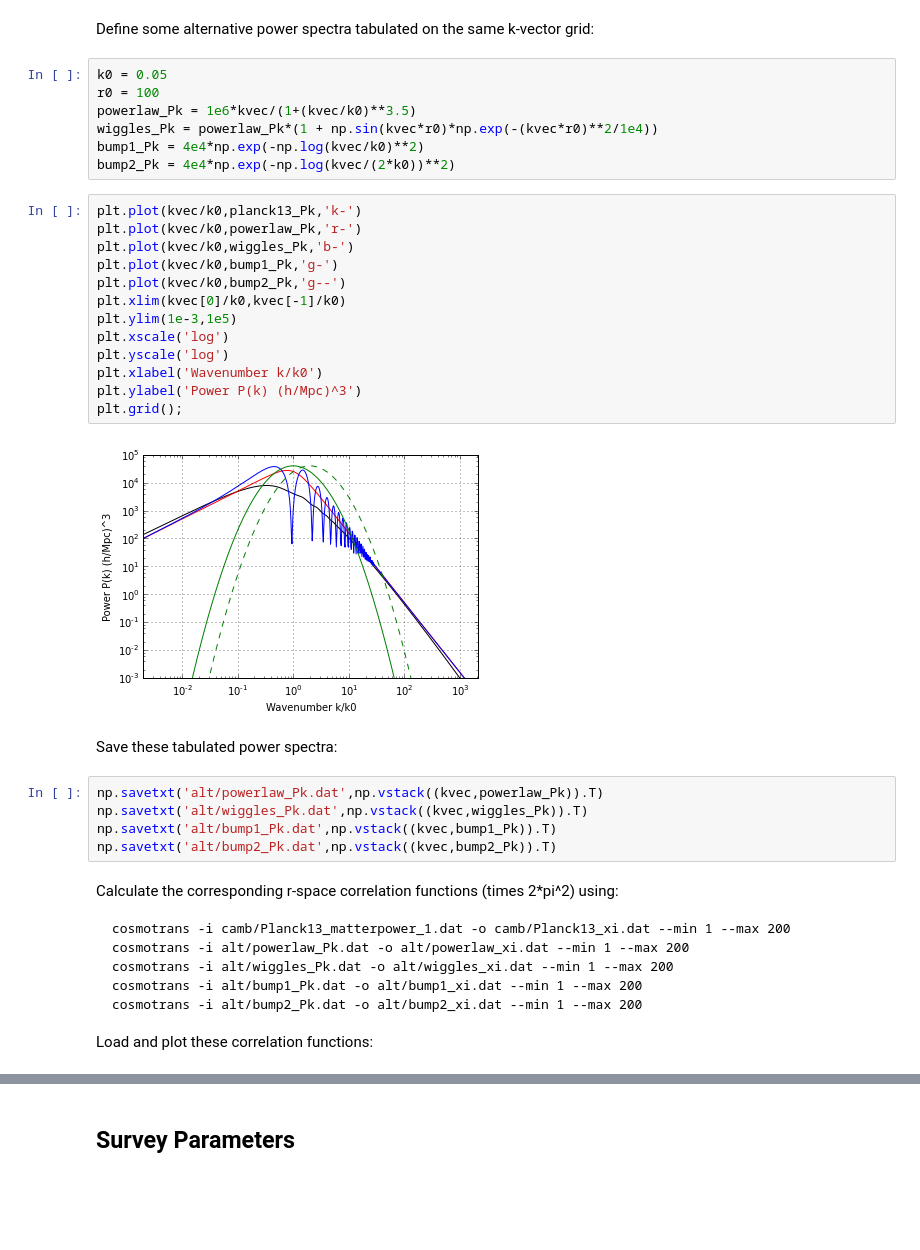
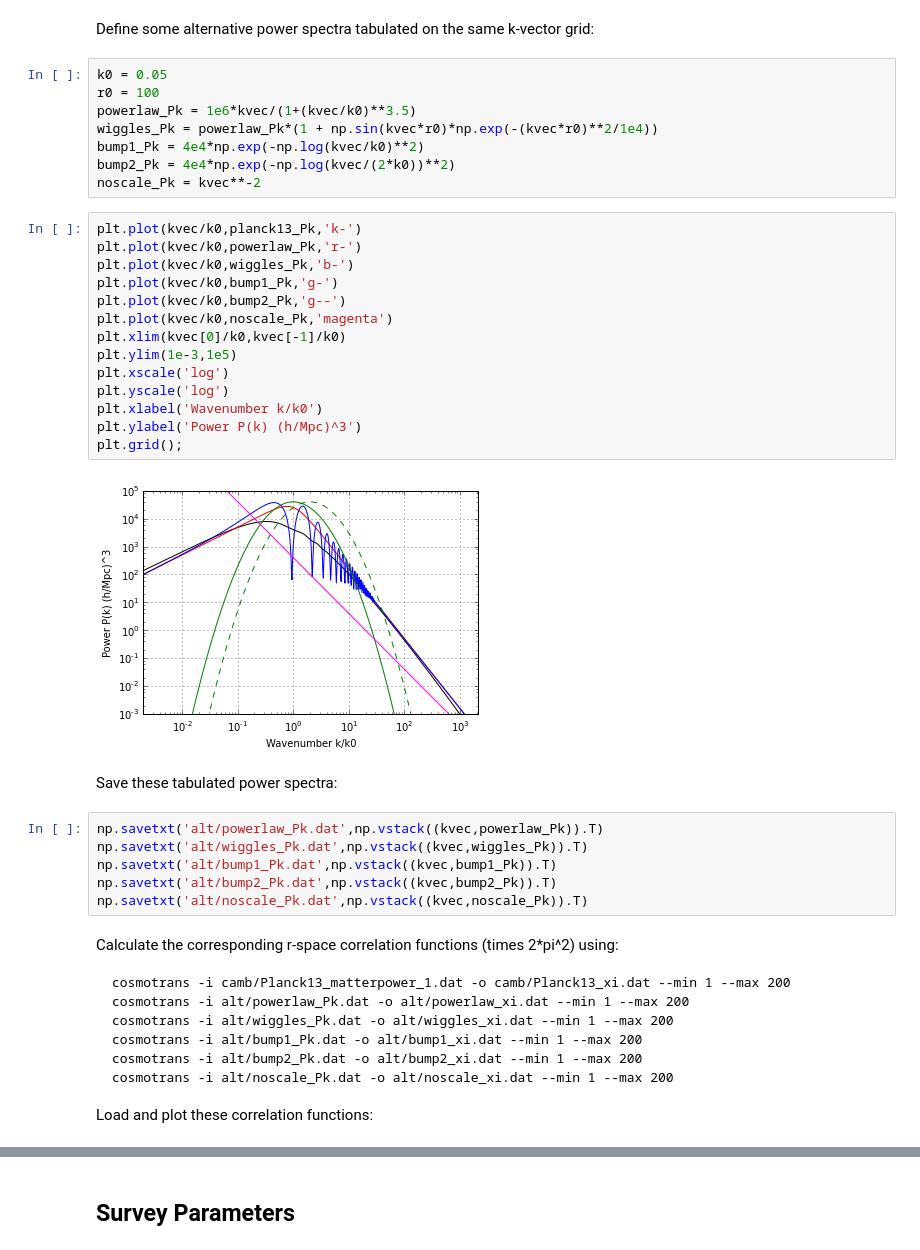
Before and after one commit to DarkEnergyScienceCollaboration/DESchool_LSS_Stats, a Jupyter notebook: LargeScaleStructureStatistics/LargeScaleStructureStatistics.ipynb, the cells around one changed output, grey strips where cells are left out. Saved outputs shown, nothing was run; the diff lists cells and outputs as text; blank space fills up the shorter version.

````diff
--- a/LargeScaleStructureStatistics/LargeScaleStructureStatistics.ipynb
+++ b/LargeScaleStructureStatistics/LargeScaleStructureStatistics.ipynb
@@ -96,21 +96,23 @@ powerlaw_Pk = 1e6*kvec/(1+(kvec/k0)**3.5)
 wiggles_Pk = powerlaw_Pk*(1 + np.sin(kvec*r0)*np.exp(-(kvec*r0)**2/1e4))
 bump1_Pk = 4e4*np.exp(-np.log(kvec/k0)**2)
 bump2_Pk = 4e4*np.exp(-np.log(kvec/(2*k0))**2)
+noscale_Pk = kvec**-2
 # %%
 plt.plot(kvec/k0,planck13_Pk,'k-')
 plt.plot(kvec/k0,powerlaw_Pk,'r-')
 plt.plot(kvec/k0,wiggles_Pk,'b-')
 plt.plot(kvec/k0,bump1_Pk,'g-')
 plt.plot(kvec/k0,bump2_Pk,'g--')
+plt.plot(kvec/k0,noscale_Pk,'magenta')
 plt.xlim(kvec[0]/k0,kvec[-1]/k0)
 plt.ylim(1e-3,1e5)
 plt.xscale('log')
 plt.yscale('log')
 plt.xlabel('Wavenumber k/k0')
 plt.ylabel('Power P(k) (h/Mpc)^3')
 plt.grid();
 # %% [output]
-[figure, old version]
+[figure, new version]
 # %% [markdown]
 Save these tabulated power spectra:
 # %%
@@ -118,6 +120,7 @@ np.savetxt('alt/powerlaw_Pk.dat',np.vstack((kvec,powerlaw_Pk)).T)
 np.savetxt('alt/wiggles_Pk.dat',np.vstack((kvec,wiggles_Pk)).T)
 np.savetxt('alt/bump1_Pk.dat',np.vstack((kvec,bump1_Pk)).T)
 np.savetxt('alt/bump2_Pk.dat',np.vstack((kvec,bump2_Pk)).T)
+np.savetxt('alt/noscale_Pk.dat',np.vstack((kvec,noscale_Pk)).T)
 # %% [markdown]
 Calculate the corresponding r-space correlation functions (times 2*pi^2) using:
 ```
@@ -126,6 +129,7 @@ cosmotrans -i alt/powerlaw_Pk.dat -o alt/powerlaw_xi.dat --min 1 --max 200
 cosmotrans -i alt/wiggles_Pk.dat -o alt/wiggles_xi.dat --min 1 --max 200
 cosmotrans -i alt/bump1_Pk.dat -o alt/bump1_xi.dat --min 1 --max 200
 cosmotrans -i alt/bump2_Pk.dat -o alt/bump2_xi.dat --min 1 --max 200
+cosmotrans -i alt/noscale_Pk.dat -o alt/noscale_xi.dat --min 1 --max 200
 ```
 Load and plot these correlation functions:
 # %%
````
Also changed, not shown: parts of 5 cells of this notebook, 4 other files.
